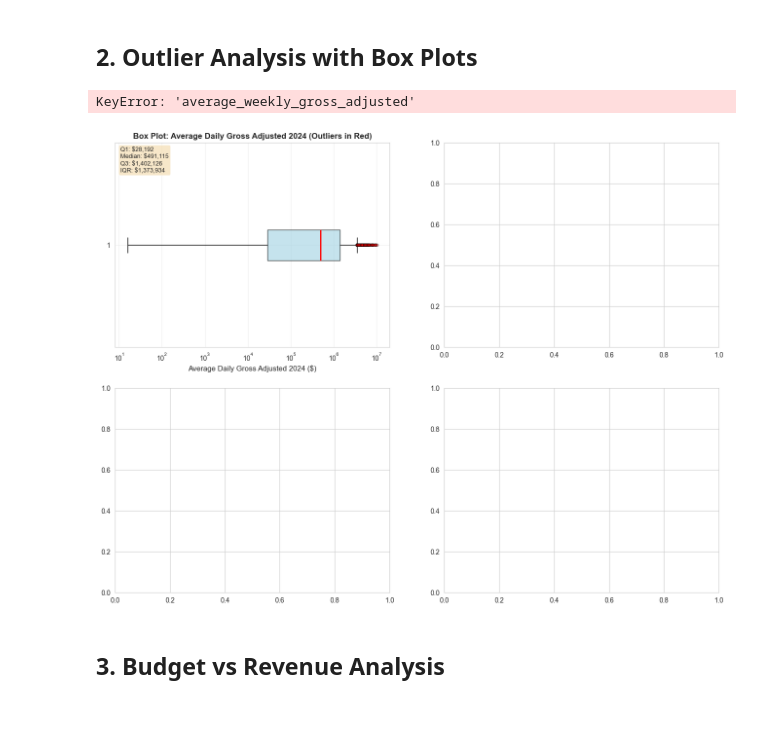
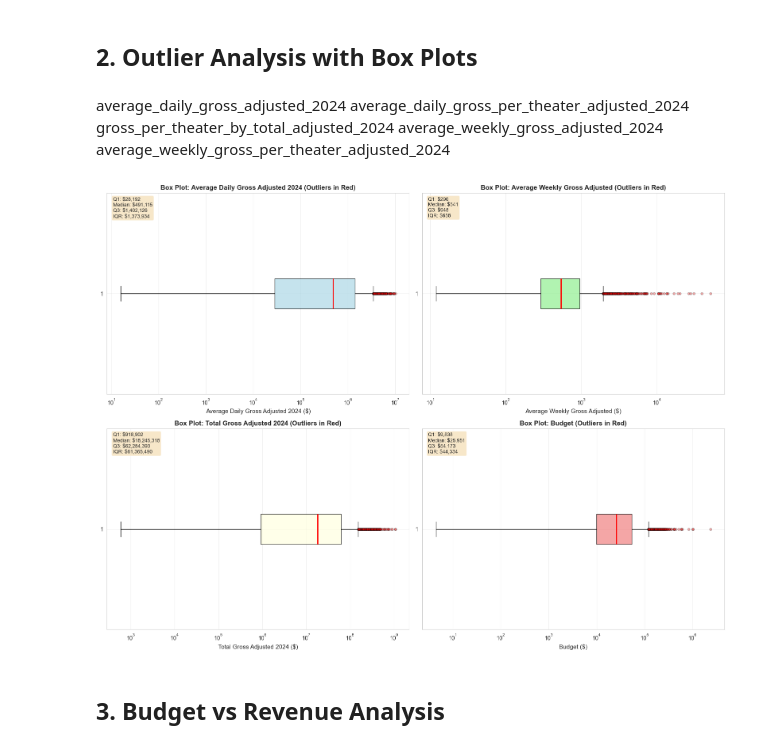
Before and after one commit to skrigel/cinema_by_the_numbers, a Jupyter notebook: data_visualization.ipynb, the cells around one changed output. Drawn from its saved outputs; the diff is of its cells as text; code cells hidden in the pictures; blank space fills up the shorter version.

```diff
--- a/data_visualization.ipynb
+++ b/data_visualization.ipynb
@@ -104,45 +104,51 @@ plt.show()
 [figure]
 # %% [markdown]
 ## 2. Outlier Analysis with Box Plots
+# %% [markdown]
+average_daily_gross_adjusted_2024
+average_daily_gross_per_theater_adjusted_2024
+gross_per_theater_by_total_adjusted_2024
+average_weekly_gross_adjusted_2024
+average_weekly_gross_per_theater_adjusted_2024
 # %%
 # Create box plots for outlier detection
 fig, axes = plt.subplots(2, 2, figsize=(16, 12))
 
-columns_to_plot = ['average_daily_gross_adjusted_2024', 'average_weekly_gross_adjusted', 'total_gross_adjusted_2024', 'budget']
+columns_to_plot = ['average_daily_gross_adjusted_2024', 'average_daily_gross_per_theater_adjusted_2024', 'total_gross_adjusted_2024', 'gross_per_theater_by_total_adjusted_2024', 'budget'
+, 'average_weekly_gross_adjusted_2024', 'average_weekly_gross_per_theater_adjusted_2024', 'total_gross_adjusted_2024', 'gross_per_theater_by_total_adjusted_2024', 'budget']
 titles = ['Average Daily Gross Adjusted 2024', 'Average Weekly Gross Adjusted', 'Total Gross Adjusted 2024', 'Budget']
 colors = ['lightblue', 'lightgreen', 'lightyellow', 'lightcoral']
 
 for idx, (col, title, color) in enumerate(zip(columns_to_plot, titles, colors)):
     ax = axes[idx // 2, idx % 2]
     data_nonzero = df[df[col] > 0][col]
 
     # Create box plot
     bp = ax.boxplot(data_nonzero, vert=False, patch_artist=True,
                     boxprops=dict(facecolor=color, alpha=0.7),
                     medianprops=dict(color='red', linewidth=2),
                     flierprops=dict(marker='o', markerfacecolor='red', markersize=4, alpha=0.3))
 
     ax.set_xlabel(f'{title} ($)', fontsize=11)
     ax.set_title(f'Box Plot: {title} (Outliers in Red)', fontsize=12, fontweight='bold')
     ax.set_xscale('log')
     ax.grid(True, alpha=0.3)
 
     # Add statistics
     Q1 = data_nonzero.quantile(0.25)
     Q3 = data_nonzero.quantile(0.75)
     median = data_nonzero.median()
     IQR = Q3 - Q1
 
     stats_text = f'Q1: ${Q1:,.0f}\nMedian: ${median:,.0f}\nQ3: ${Q3:,.0f}\nIQR: ${IQR:,.0f}'
     ax.text(0.02, 0.98, stats_text, transform=ax.transAxes,
             verticalalignment='top', bbox=dict(boxstyle='round', facecolor='wheat', alpha=0.7),
             fontsize=9)
 
 plt.tight_layout()
 plt.show()
 # %% [output]
-KeyError: 'average_weekly_gross_adjusted'
-[figure, old version]
+[figure, new version]
 # %% [markdown]
 ## 3. Budget vs Revenue Analysis
 # %%
```
Also changed, not shown: 5 other files.
